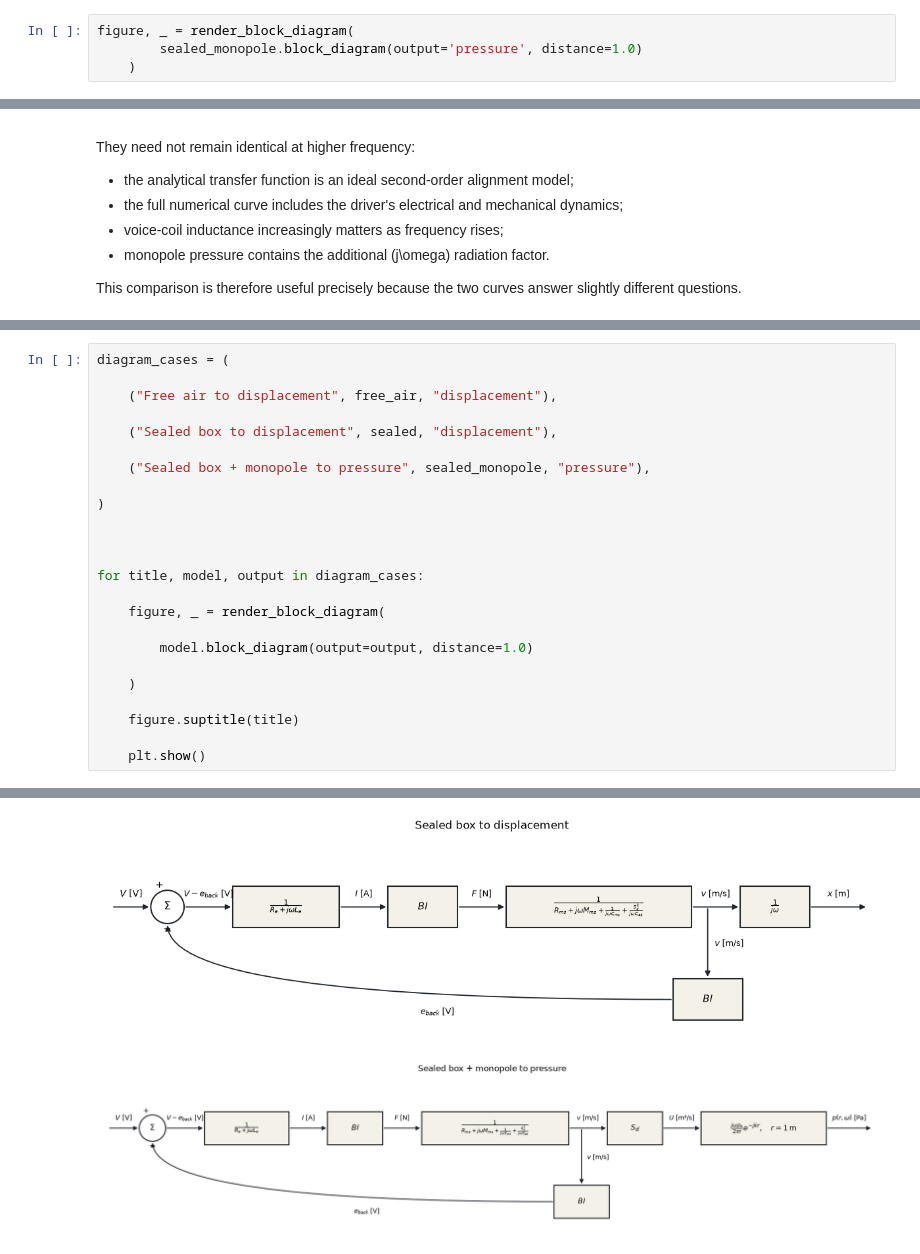
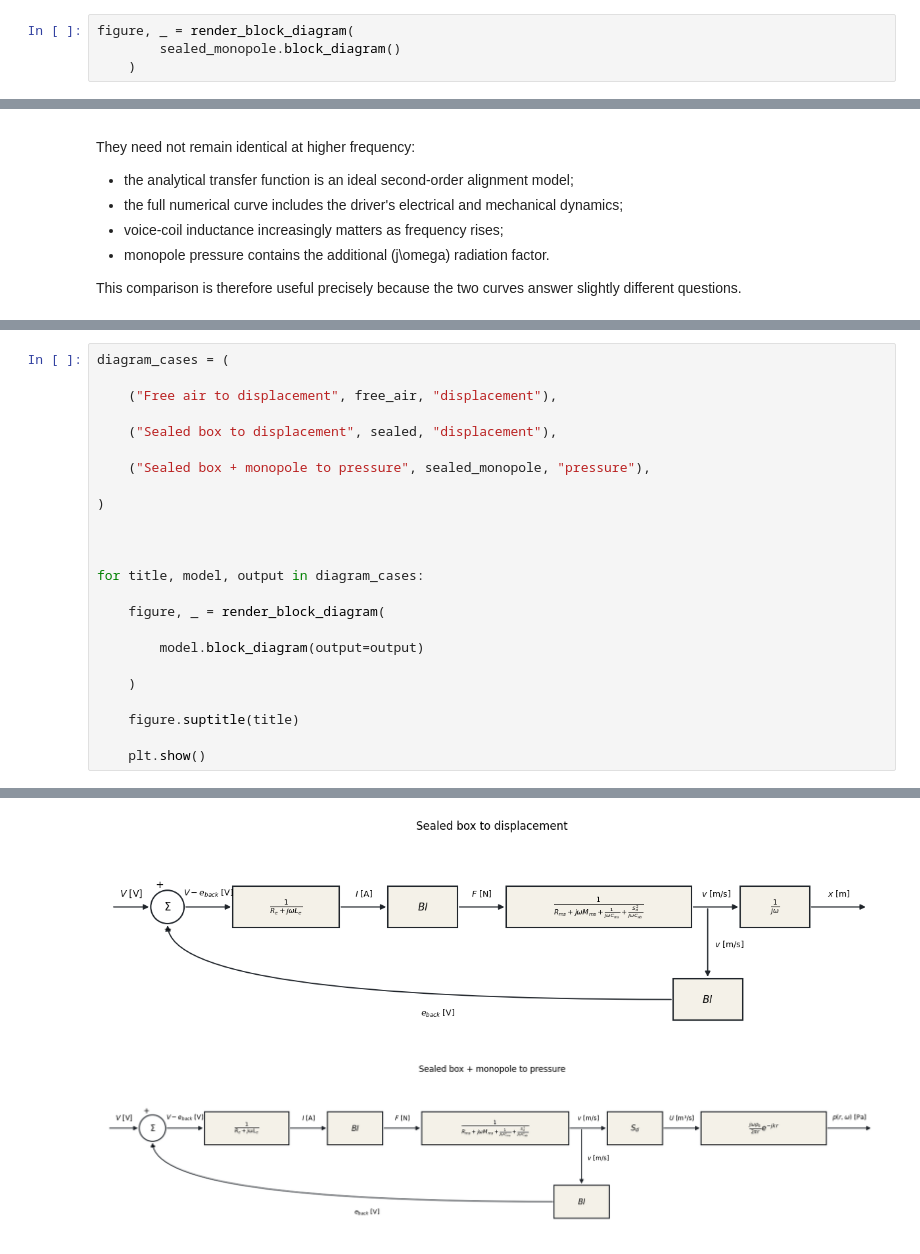
Before and after one commit to gfmmiranda/LoudspeakerModeling, a Jupyter notebook: notebooks/01_Driver_and_SealedBox.ipynb, the cells around one changed output, grey strips where cells are left out. Cells and saved outputs as stored; diff of their text form.

```diff
--- a/notebooks/01_Driver_and_SealedBox.ipynb
+++ b/notebooks/01_Driver_and_SealedBox.ipynb
@@ -460,6 +460,6 @@ Qtc:                 0.707
 Pressure available:  True
 # %%
 figure, _ = render_block_diagram(
-        sealed_monopole.block_diagram(output='pressure', distance=1.0)
+        sealed_monopole.block_diagram()
     )
 # %% [output]
@@ -689,28 +679,28 @@ The radiation expression is shown directly rather than hidden behind an abbrevia
 # %%
 diagram_cases = (
 
     ("Free air to displacement", free_air, "displacement"),
 
     ("Sealed box to displacement", sealed, "displacement"),
 
     ("Sealed box + monopole to pressure", sealed_monopole, "pressure"),
 
 )
 
 
 
 for title, model, output in diagram_cases:
 
     figure, _ = render_block_diagram(
 
-        model.block_diagram(output=output, distance=1.0)
+        model.block_diagram(output=output)
 
     )
 
     figure.suptitle(title)
 
     plt.show()
 # %% [output]
 [figure]
 [figure]
-[figure, old version]
+[figure, new version]
```
Also changed, not shown: parts of 20 cells of this notebook, 3 other files.
